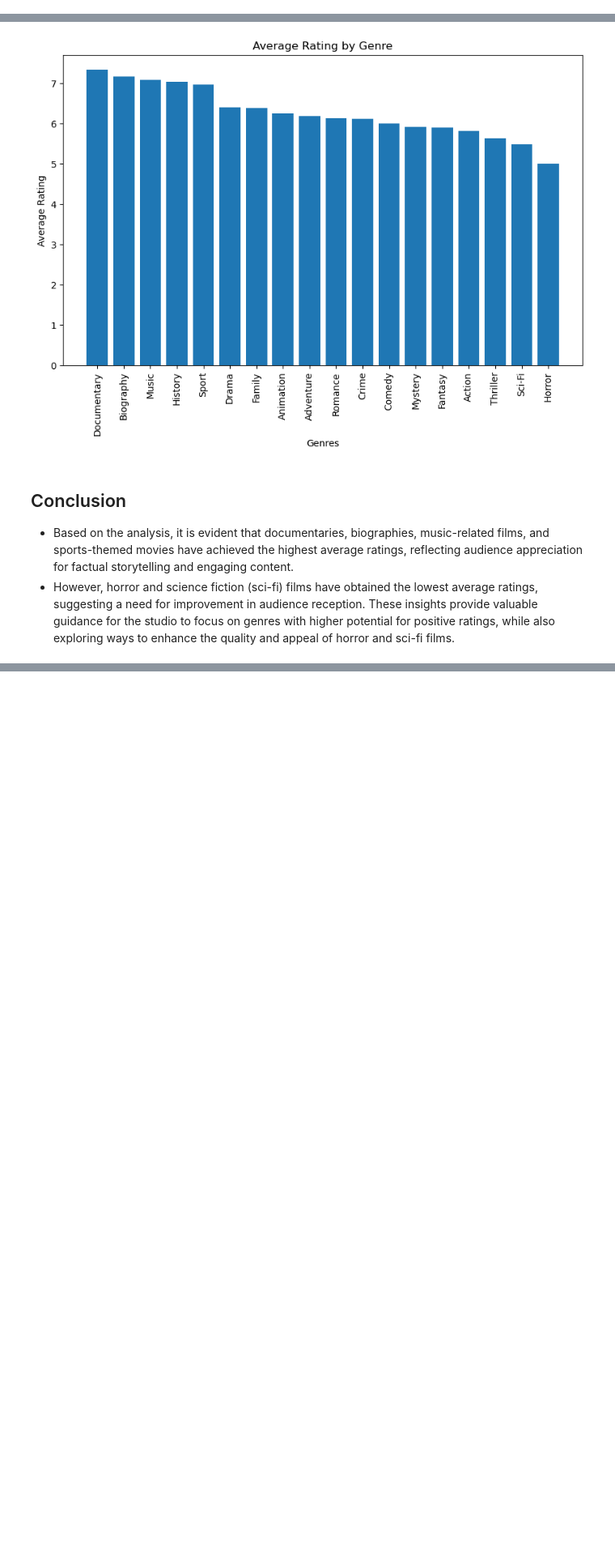
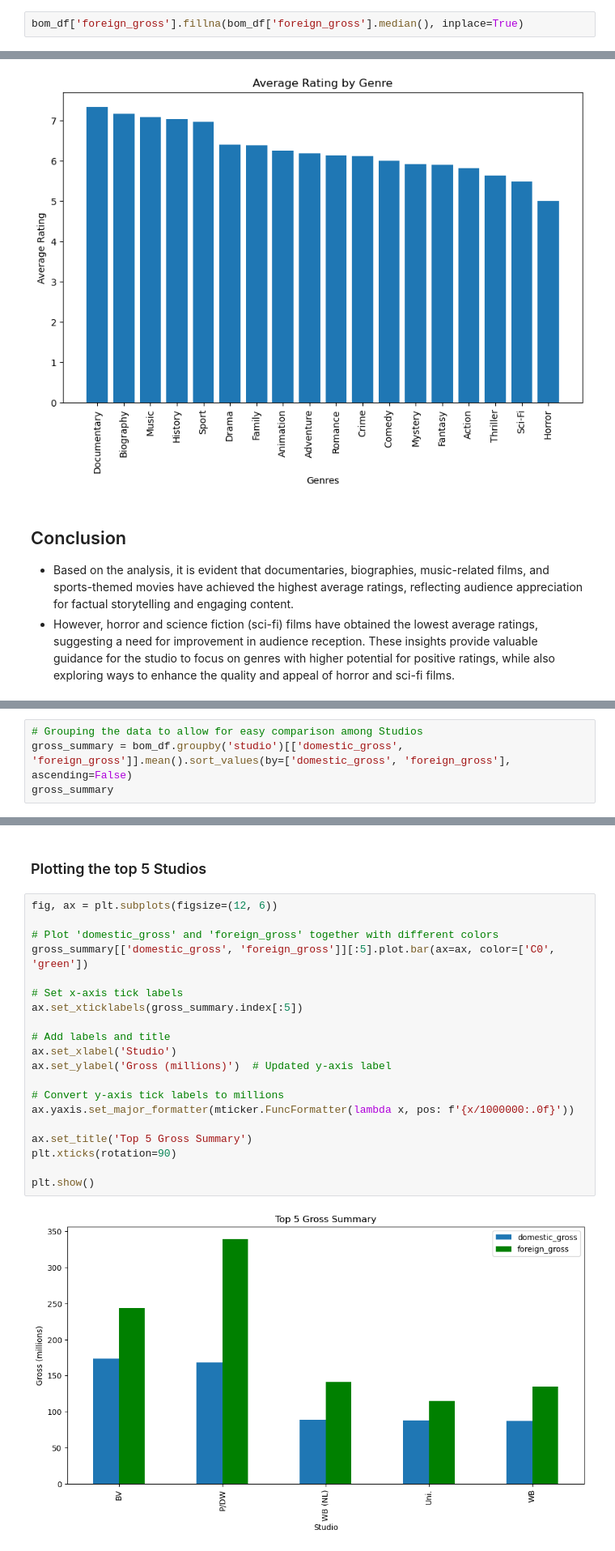
Before and after one commit to AdnanK1/phase-1, a Jupyter notebook: index.ipynb, the cells around one changed output, grey strips where cells are left out. Shown: that part at 81% size. Saved outputs shown, nothing was run; the diff lists cells and outputs as text; blank space fills up the shorter version.

```diff
--- a/index.ipynb
+++ b/index.ipynb
@@ -210,0 +269,2 @@ dtype: int64
+# %%
+bom_df['foreign_gross'].fillna(bom_df['foreign_gross'].median(), inplace=True)
@@ -313,0 +396,4 @@ plt.show()
+# %%
+# Grouping the data to allow for easy comparison among Studios
+gross_summary = bom_df.groupby('studio')[['domestic_gross', 'foreign_gross']].mean().sort_values(by=['domestic_gross', 'foreign_gross'], ascending=False)
+gross_summary
@@ -313,0 +415,24 @@ plt.show()
+# %% [markdown]
+### Plotting the top 5 Studios
+# %%
+fig, ax = plt.subplots(figsize=(12, 6))
+
+# Plot 'domestic_gross' and 'foreign_gross' together with different colors
+gross_summary[['domestic_gross', 'foreign_gross']][:5].plot.bar(ax=ax, color=['C0', 'green'])
+
+# Set x-axis tick labels
+ax.set_xticklabels(gross_summary.index[:5])
+
+# Add labels and title
+ax.set_xlabel('Studio')
+ax.set_ylabel('Gross (millions)')  # Updated y-axis label
+
+# Convert y-axis tick labels to millions
+ax.yaxis.set_major_formatter(mticker.FuncFormatter(lambda x, pos: f'{x/1000000:.0f}'))
+
+ax.set_title('Top 5 Gross Summary')
+plt.xticks(rotation=90)
+
+plt.show()
+# %% [output]
+[figure, added]
```
Also changed, not shown: parts of 15 cells of this notebook.
